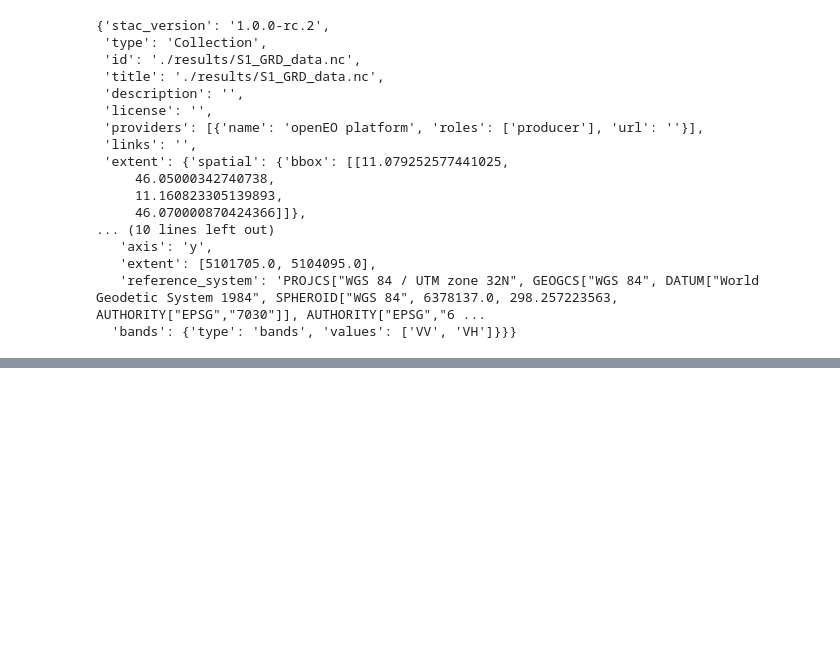
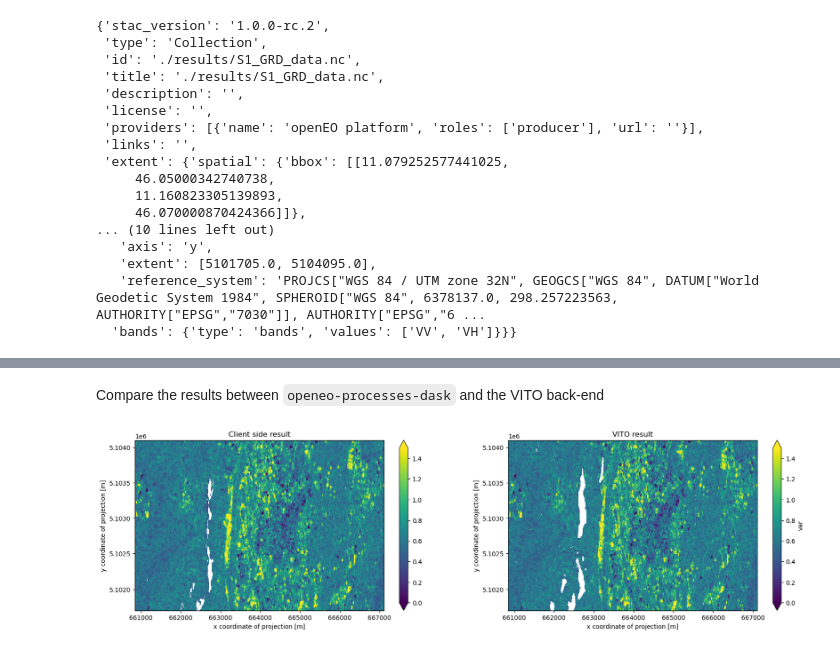
Before and after one commit to Open-EO/openeo-python-client, a Jupyter notebook: examples/notebooks/Client_Side_Processing/test_local_collections.ipynb, the cells around one changed output, grey strips where cells are left out. Cells and saved outputs as stored; diff of their text form; code cells hidden in the pictures; blank space fills up the shorter version.

Commit message:
added local processing sample

```diff
--- a/examples/notebooks/Client_Side_Processing/test_local_collections.ipynb
+++ b/examples/notebooks/Client_Side_Processing/test_local_collections.ipynb
@@ -139,2 +123,7 @@ S1_datacube = conn.load_collection('./results/S1_GRD_data.nc')
 # %%
 S1_datacube = S1_datacube.reduce_dimension(dimension='t',reducer='mean')
+# %%
+VV = S1_datacube.band('VV')
+VH = S1_datacube.band('VH')
+
+ratio = (VV / VH).log10()
@@ -162,0 +147,14 @@ S1_datacube.print_json()
+# %%
+logger = logging.getLogger(__name__)
+
+def load_local_collection(*args, **kwargs):
+    pretty_args = {k: type(v) for k, v in kwargs.items()}
+    logger.warning(f"Running process load_collection")
+    logger.warning(f"kwargs: {pretty_args}")
+    logger.warning("-" * 80)
+    data = xr.open_dataset(kwargs['id'],decode_coords='all').to_array(dim='bands')
+    return data
+
+process_registry["load_collection"] = load_local_collection
+# %%
+ratio_openeo_client = OpenEOProcessGraph(ratio.flat_graph()).to_callable(process_registry)()
@@ -162,0 +237,14 @@ S1_datacube.print_json()
+# %% [markdown]
+Compare the results between `openeo-processes-dask` and the VITO back-end
+# %%
+vito_result = xr.open_dataarray('S1_GRD_ratio_VITO.nc',decode_coords='all')
+# %%
+import matplotlib.pyplot as plt
+fig, ax = plt.subplots(1,2,figsize=(20,5))
+ratio_openeo_client.plot.imshow(ax=ax[0],vmin=0,vmax=1.5)
+ax[0].set_title('Client side result')
+vito_result.plot.imshow(ax=ax[1],vmin=0,vmax=1.5)
+ax[1].set_title('VITO result')
+plt.show()
+# %% [output]
+[figure, added]
```
Also changed, not shown: parts of 21 cells of this notebook.
